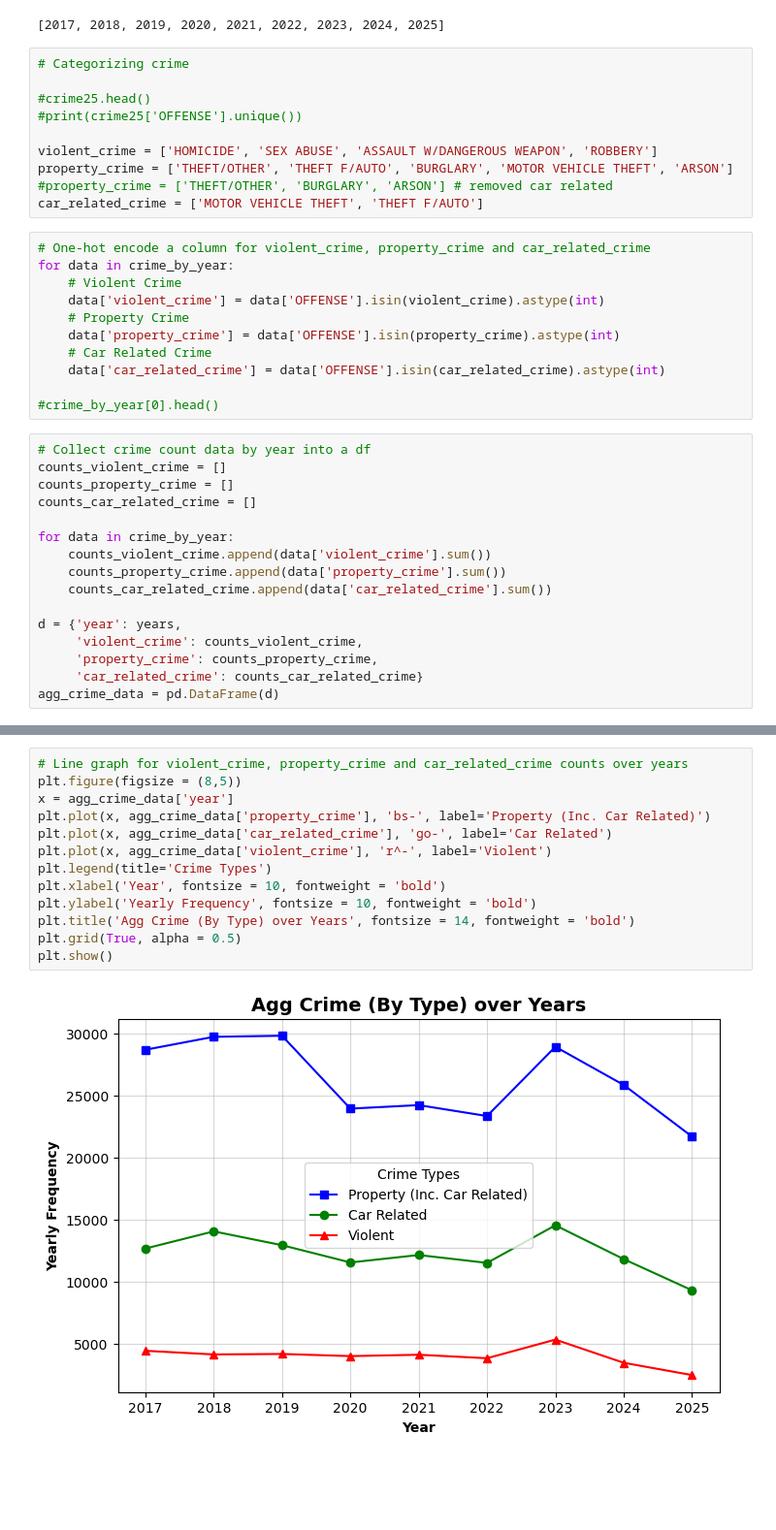
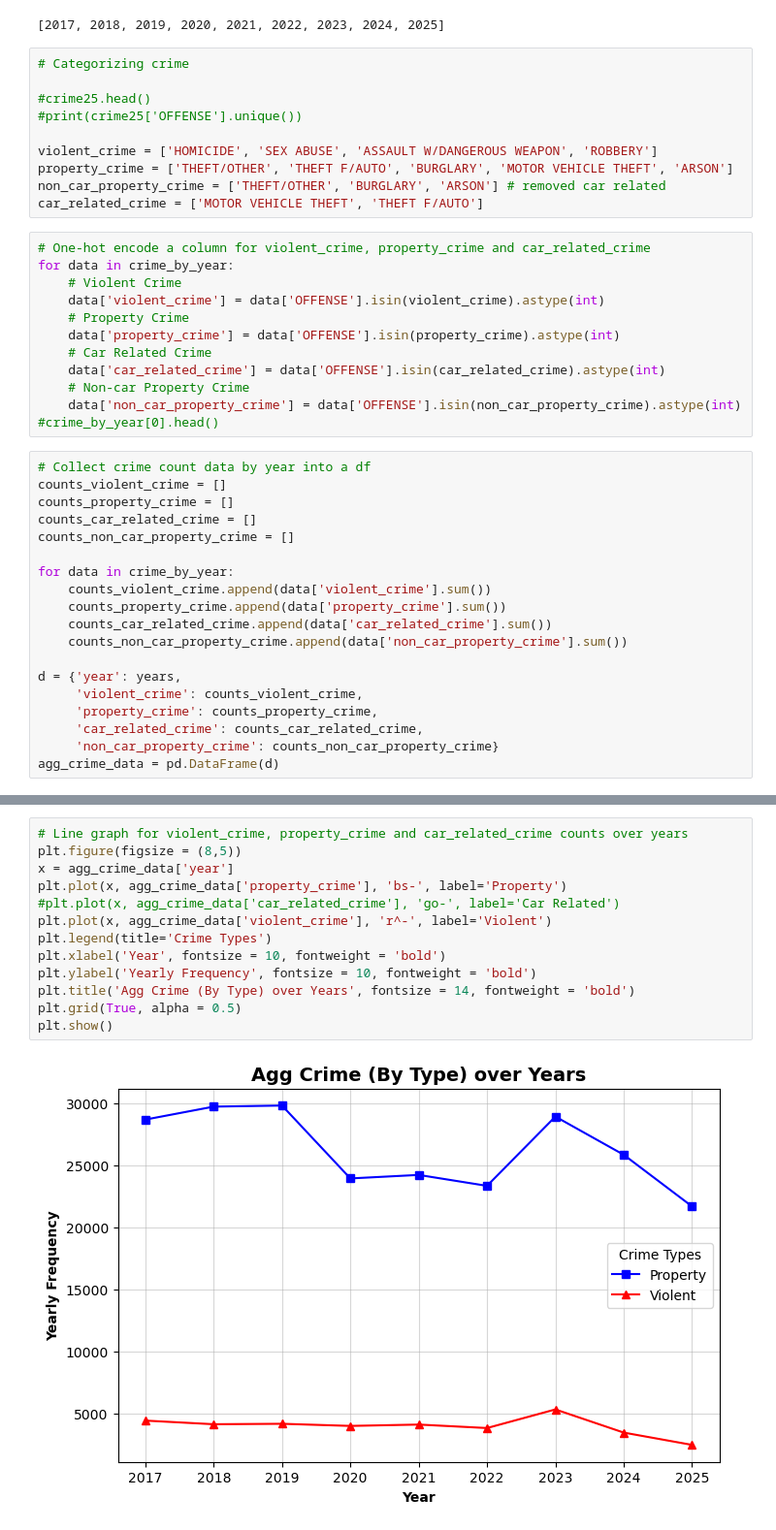
Before and after one commit to iansargent/DC-Metro-Crime, a Jupyter notebook: Scripts/Analysis/time_crime.ipynb, the cells around one changed output, grey strips where cells are left out. Shown at 97% size. Drawn from its saved outputs; the diff is of its cells as text; blank space fills up the shorter version.

Commit message:
Updated and added new plot

```diff
--- a/Scripts/Analysis/time_crime.ipynb
+++ b/Scripts/Analysis/time_crime.ipynb
@@ -34,7 +34,7 @@ for year in years:
 
 violent_crime = ['HOMICIDE', 'SEX ABUSE', 'ASSAULT W/DANGEROUS WEAPON', 'ROBBERY']
 property_crime = ['THEFT/OTHER', 'THEFT F/AUTO', 'BURGLARY', 'MOTOR VEHICLE THEFT', 'ARSON']
-#property_crime = ['THEFT/OTHER', 'BURGLARY', 'ARSON'] # removed car related
+non_car_property_crime = ['THEFT/OTHER', 'BURGLARY', 'ARSON'] # removed car related
 car_related_crime = ['MOTOR VEHICLE THEFT', 'THEFT F/AUTO']
 # %%
 # One-hot encode a column for violent_crime, property_crime and car_related_crime
@@ -45,23 +45,27 @@ for data in crime_by_year:
     data['property_crime'] = data['OFFENSE'].isin(property_crime).astype(int)
     # Car Related Crime
     data['car_related_crime'] = data['OFFENSE'].isin(car_related_crime).astype(int)
-
+    # Non-car Property Crime
+    data['non_car_property_crime'] = data['OFFENSE'].isin(non_car_property_crime).astype(int)
 #crime_by_year[0].head()
 # %%
 # Collect crime count data by year into a df
 counts_violent_crime = []
 counts_property_crime = []
 counts_car_related_crime = []
+counts_non_car_property_crime = []
 
 for data in crime_by_year:
     counts_violent_crime.append(data['violent_crime'].sum())
     counts_property_crime.append(data['property_crime'].sum())
     counts_car_related_crime.append(data['car_related_crime'].sum())
+    counts_non_car_property_crime.append(data['non_car_property_crime'].sum())
 
 d = {'year': years,
      'violent_crime': counts_violent_crime,
      'property_crime': counts_property_crime,
-     'car_related_crime': counts_car_related_crime}
+     'car_related_crime': counts_car_related_crime,
+     'non_car_property_crime': counts_non_car_property_crime}
 agg_crime_data = pd.DataFrame(d)
 # %%
 agg_crime_data
@@ -79,15 +83,15 @@ agg_crime_data
 # %%
 # Line graph for violent_crime, property_crime and car_related_crime counts over years
 plt.figure(figsize = (8,5))
 x = agg_crime_data['year']
-plt.plot(x, agg_crime_data['property_crime'], 'bs-', label='Property (Inc. Car Related)')
-plt.plot(x, agg_crime_data['car_related_crime'], 'go-', label='Car Related')
+plt.plot(x, agg_crime_data['property_crime'], 'bs-', label='Property')
+#plt.plot(x, agg_crime_data['car_related_crime'], 'go-', label='Car Related')
 plt.plot(x, agg_crime_data['violent_crime'], 'r^-', label='Violent')
 plt.legend(title='Crime Types')
 plt.xlabel('Year', fontsize = 10, fontweight = 'bold')
 plt.ylabel('Yearly Frequency', fontsize = 10, fontweight = 'bold')
 plt.title('Agg Crime (By Type) over Years', fontsize = 14, fontweight = 'bold')
 plt.grid(True, alpha = 0.5)
 plt.show()
 # %% [output]
-[figure, old version]
+[figure, new version]
```
Also changed, not shown: parts of 2 cells of this notebook.
